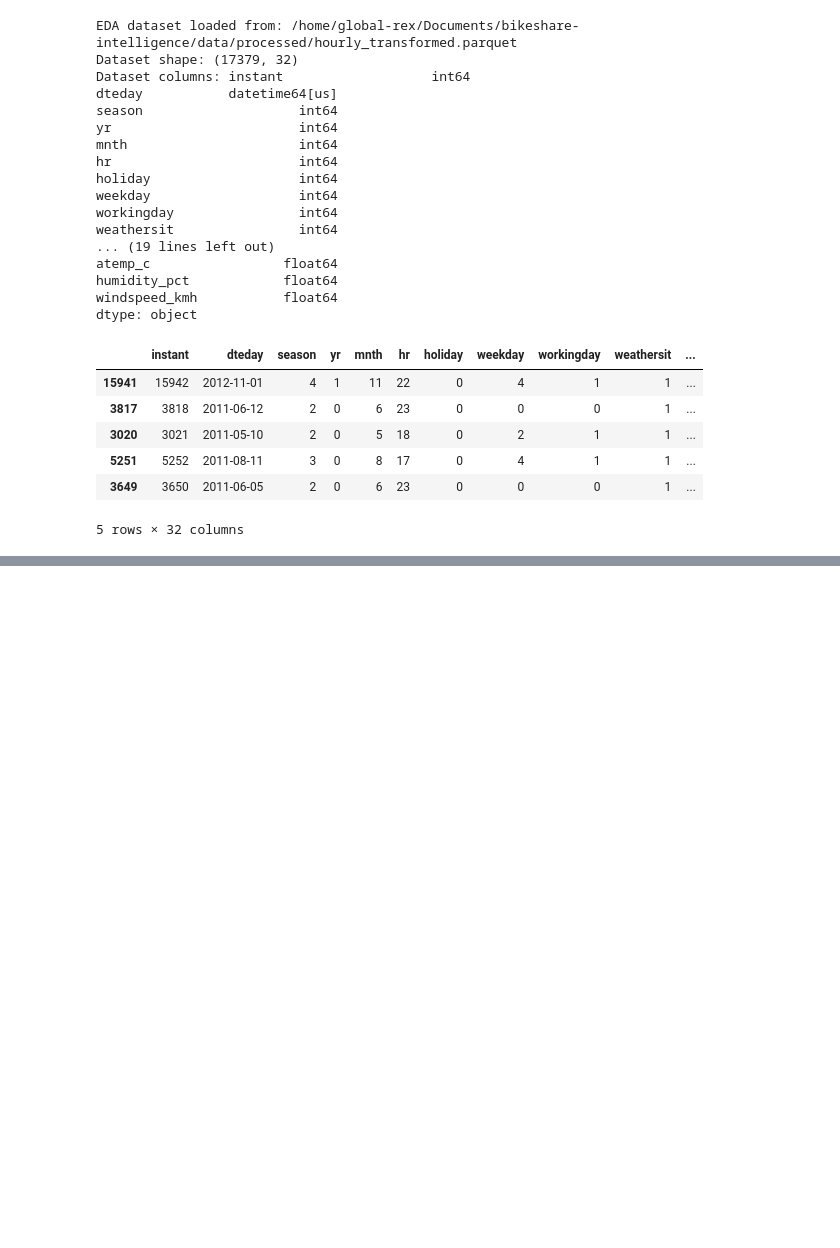
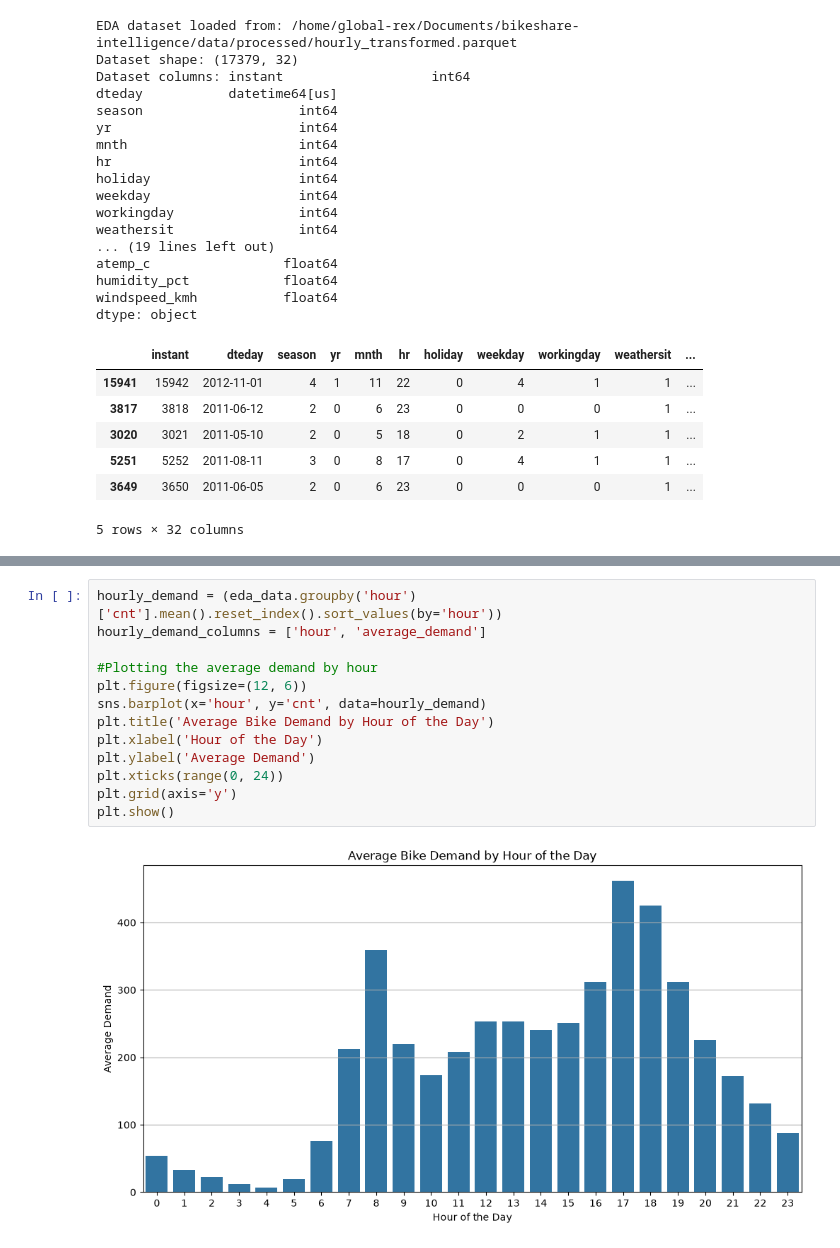
Before and after one commit to Ishan-Bhattacharya/bikeshare-intelligence, a Jupyter notebook: notebooks/exploratory_data_analysis.ipynb, the cells around one changed output, grey strips where cells are left out. Drawn from its saved outputs; the diff is of its cells as text; blank space fills up the shorter version.

```diff
--- a/notebooks/exploratory_data_analysis.ipynb
+++ b/notebooks/exploratory_data_analysis.ipynb
@@ -41,0 +49,15 @@ dtype: object
+# %%
+hourly_demand = (eda_data.groupby('hour')['cnt'].mean().reset_index().sort_values(by='hour'))
+hourly_demand_columns = ['hour', 'average_demand']
+
+#Plotting the average demand by hour
+plt.figure(figsize=(12, 6))
+sns.barplot(x='hour', y='cnt', data=hourly_demand)
+plt.title('Average Bike Demand by Hour of the Day')
+plt.xlabel('Hour of the Day')
+plt.ylabel('Average Demand')
+plt.xticks(range(0, 24))
+plt.grid(axis='y')
+plt.show()
+# %% [output]
+[figure, added]
```
Also changed, not shown: parts of 26 cells of this notebook, 2 other files.
